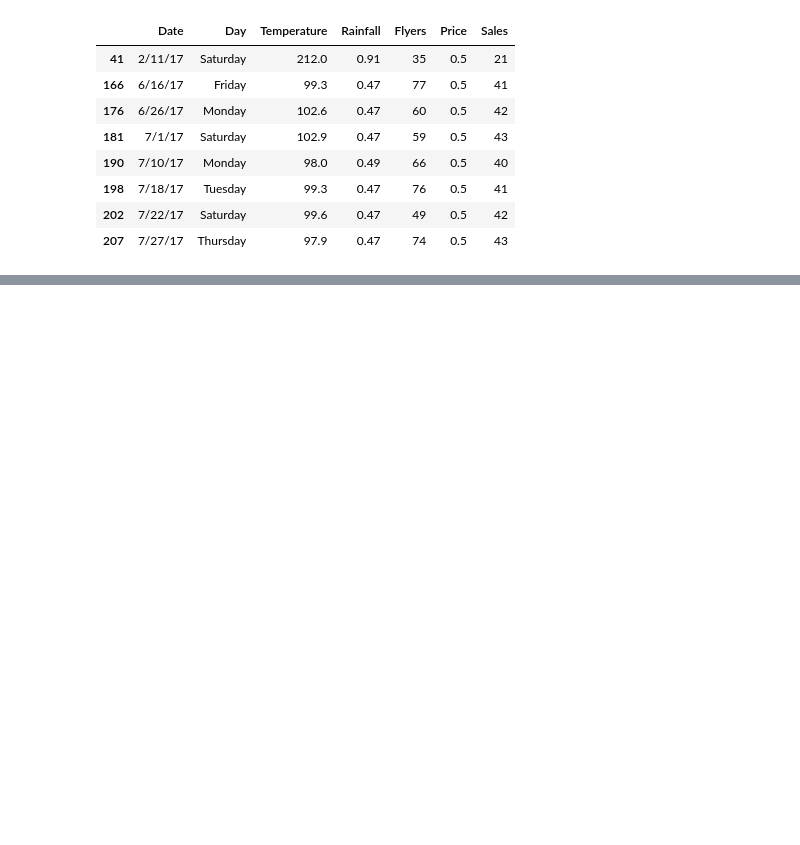
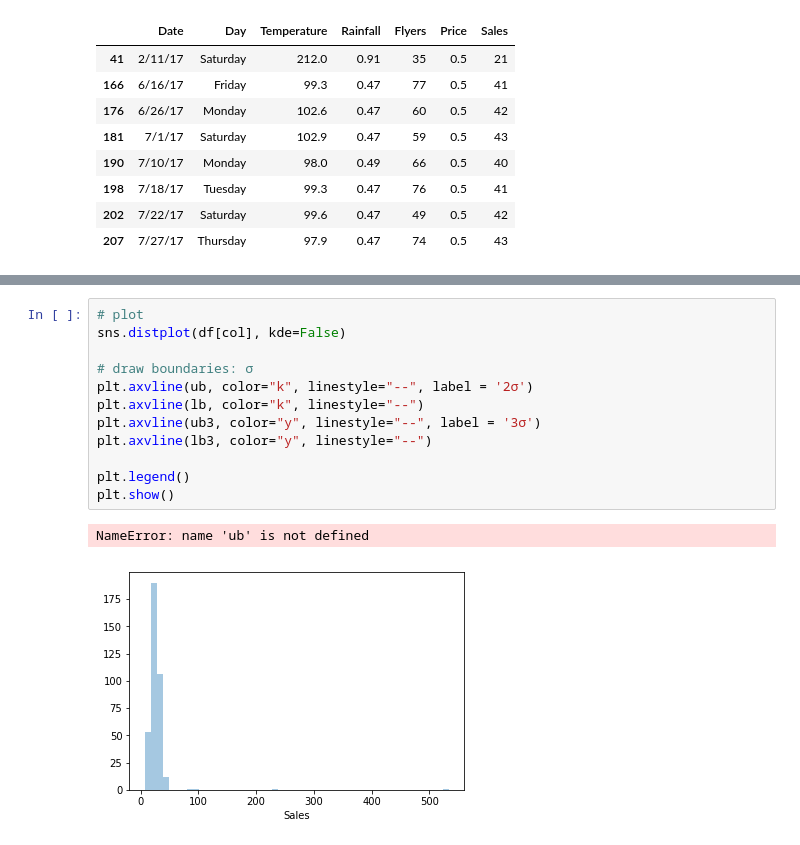
Before and after one commit to misty-garcia/ds-methodologies-exercises, a Jupyter notebook: anomaly_detection/continuous-probabilistic-methods.ipynb, the cells around one changed output, grey strips where cells are left out. Drawn from its saved outputs; the diff is of its cells as text; blank space fills up the shorter version.

```diff
--- a/anomaly_detection/continuous-probabilistic-methods.ipynb
+++ b/anomaly_detection/continuous-probabilistic-methods.ipynb
@@ -325,0 +349,15 @@ df [df.Temperature > 2 * (df.Temperature.std()) + df.Temperature.mean()]
+# %%
+# plot
+sns.distplot(df[col], kde=False)
+
+# draw boundaries: σ
+plt.axvline(ub, color="k", linestyle="--", label = '2σ')
+plt.axvline(lb, color="k", linestyle="--")
+plt.axvline(ub3, color="y", linestyle="--", label = '3σ')
+plt.axvline(lb3, color="y", linestyle="--")
+
+plt.legend()
+plt.show()
+# %% [output]
+NameError: name 'ub' is not defined
+[figure, added]
```
Also changed, not shown: parts of 2 cells of this notebook.
